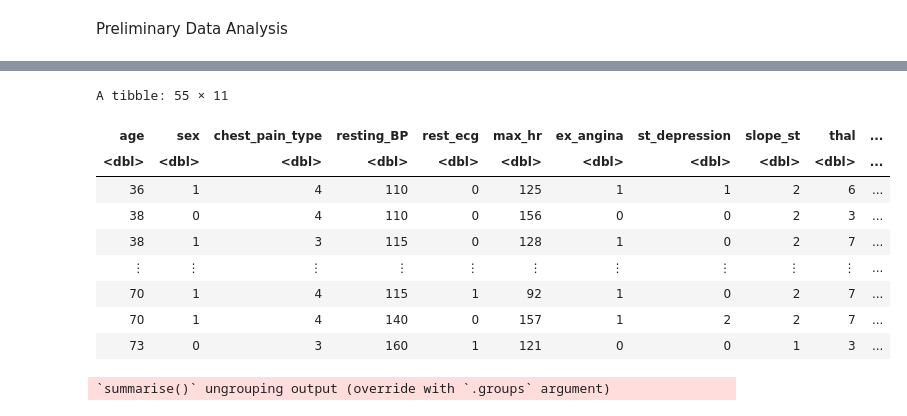
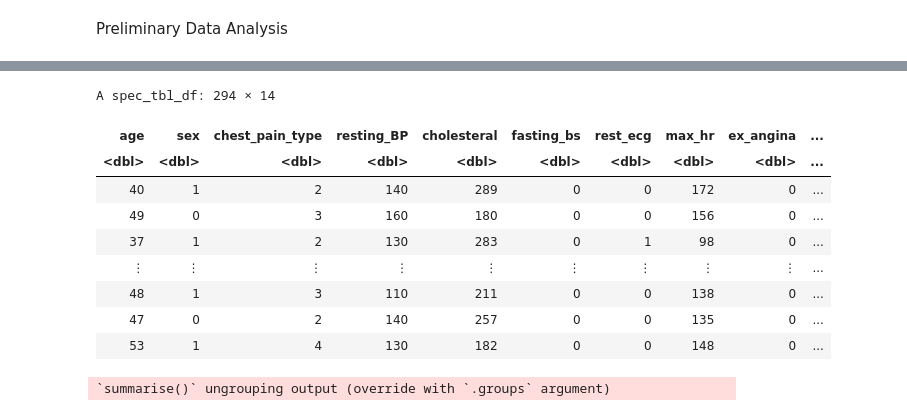
Before and after one commit to camirr/Heart-Disease-Data-Set-Case-Study, a Jupyter notebook: Project_proposal.ipynb, the cells around one changed output, grey strips where cells are left out. Cells and saved outputs as stored; diff of their text form; code cells hidden in the pictures.

```diff
--- a/Project_proposal.ipynb
+++ b/Project_proposal.ipynb
@@ -15,11 +15,11 @@ library(tidymodels)
 options(repr.matrix.max.rows = 6)
 # %%
 # Read in the heart disease data, rename the column name and mutate all columns to be numeric
-url <- "https://archive.ics.uci.edu/ml/machine-learning-databases/heart-disease/processed.switzerland.data"
-heart_disease <- read_csv(url, col_names = FALSE) %>%
-                    mutate_if(is.character, as.numeric) %>%
+url <- "https://archive.ics.uci.edu/ml/machine-learning-databases/heart-disease/reprocessed.hungarian.data"
+heart_disease <- read_delim(url, delim = " ", col_names = FALSE) %>%
                     rename(age = X1, sex = X2, chest_pain_type = X3, resting_BP = X4, cholesteral = X5, fasting_bs = X6, rest_ecg = X7,
                            max_hr = X8, ex_angina = X9, st_depression = X10, slope_st = X11, num_major_vessels = X12, thal = X13, diagnosis = X14)
+heart_disease
 # %% [output]
 Parsed with column specification:
 cols(
@@ -41,22 +51,19 @@ Warning message in mask$eval_all_mutate(dots[[i]]):
 # %%
 # Mutate the diagnosis column to be a factor
 heart_disease <- mutate(heart_disease, diagnosis = as.factor(diagnosis))
 
-# Select useful columns , remove any rows that contain NA
-heart_disease <- select(heart_disease, age, sex, chest_pain_type, resting_BP, rest_ecg, max_hr, ex_angina, st_depression, slope_st, thal, diagnosis) %>%
-                        na.omit()
 heart_disease
 # %% [output]
-A tibble: 55 × 11
+A spec_tbl_df: 294 × 14
-| age | sex | chest_pain_type | resting_BP | rest_ecg | max_hr | ex_angina | st_depression | slope_st | thal | ... |
-| <dbl> | <dbl> | <dbl> | <dbl> | <dbl> | <dbl> | <dbl> | <dbl> | <dbl> | <dbl> | ... |
-| 36 | 1 | 4 | 110 | 0 | 125 | 1 | 1 | 2 | 6 | ... |
-| 38 | 0 | 4 | 110 | 0 | 156 | 0 | 0 | 2 | 3 | ... |
-| 38 | 1 | 3 | 115 | 0 | 128 | 1 | 0 | 2 | 7 | ... |
-| ⋮ | ⋮ | ⋮ | ⋮ | ⋮ | ⋮ | ⋮ | ⋮ | ⋮ | ⋮ | ... |
-| 70 | 1 | 4 | 115 | 1 | 92 | 1 | 0 | 2 | 7 | ... |
-| 70 | 1 | 4 | 140 | 0 | 157 | 1 | 2 | 2 | 7 | ... |
-| 73 | 0 | 3 | 160 | 1 | 121 | 0 | 0 | 1 | 3 | ... |
+| age | sex | chest_pain_type | resting_BP | cholesteral | fasting_bs | rest_ecg | max_hr | ex_angina | ... |
+| <dbl> | <dbl> | <dbl> | <dbl> | <dbl> | <dbl> | <dbl> | <dbl> | <dbl> | ... |
+| 40 | 1 | 2 | 140 | 289 | 0 | 0 | 172 | 0 | ... |
+| 49 | 0 | 3 | 160 | 180 | 0 | 0 | 156 | 0 | ... |
+| 37 | 1 | 2 | 130 | 283 | 0 | 1 | 98 | 0 | ... |
+| ⋮ | ⋮ | ⋮ | ⋮ | ⋮ | ⋮ | ⋮ | ⋮ | ⋮ | ... |
+| 48 | 1 | 3 | 110 | 211 | 0 | 0 | 138 | 0 | ... |
+| 47 | 0 | 2 | 140 | 257 | 0 | 0 | 135 | 0 | ... |
+| 53 | 1 | 4 | 130 | 182 | 0 | 0 | 148 | 0 | ... |
 # %%
 # Set the seed
 set.seed(999)
```
Also changed, not shown: parts of 5 cells of this notebook.
